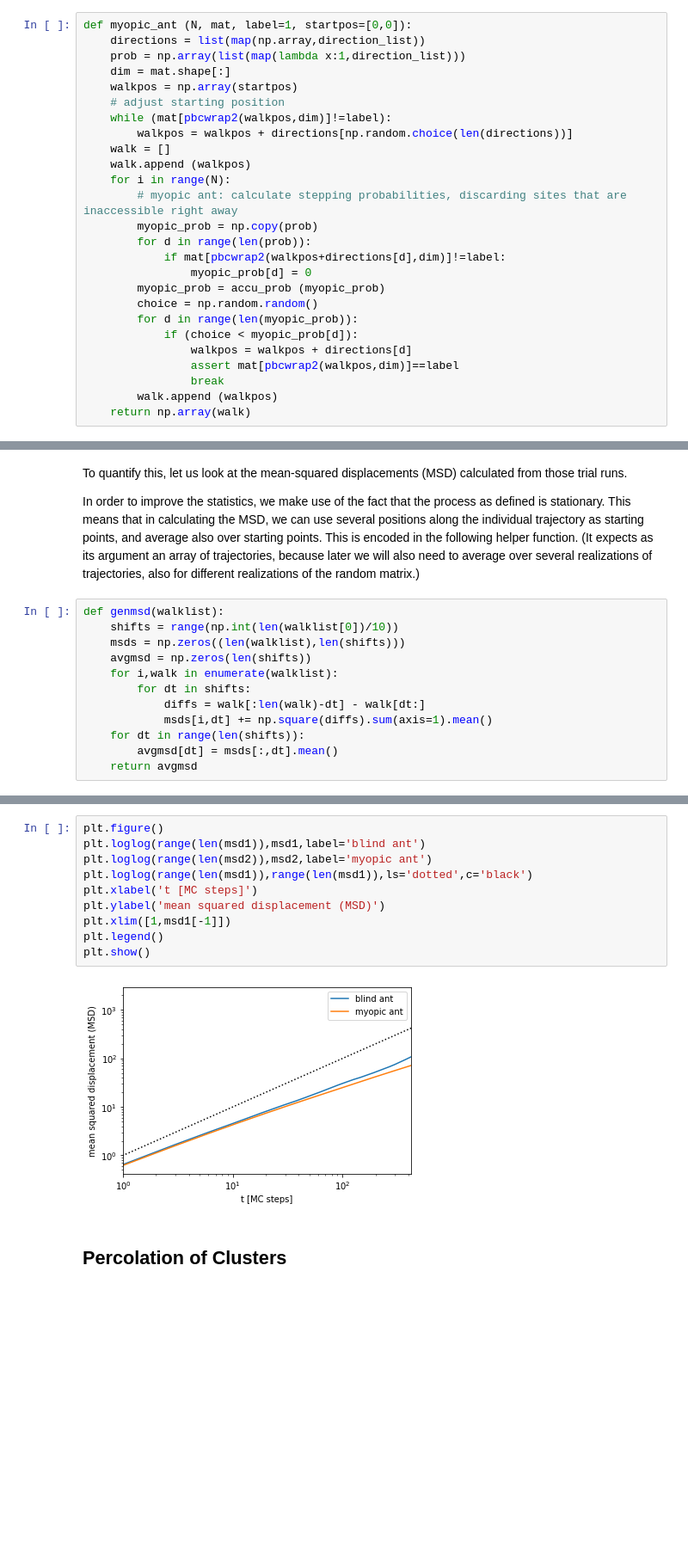
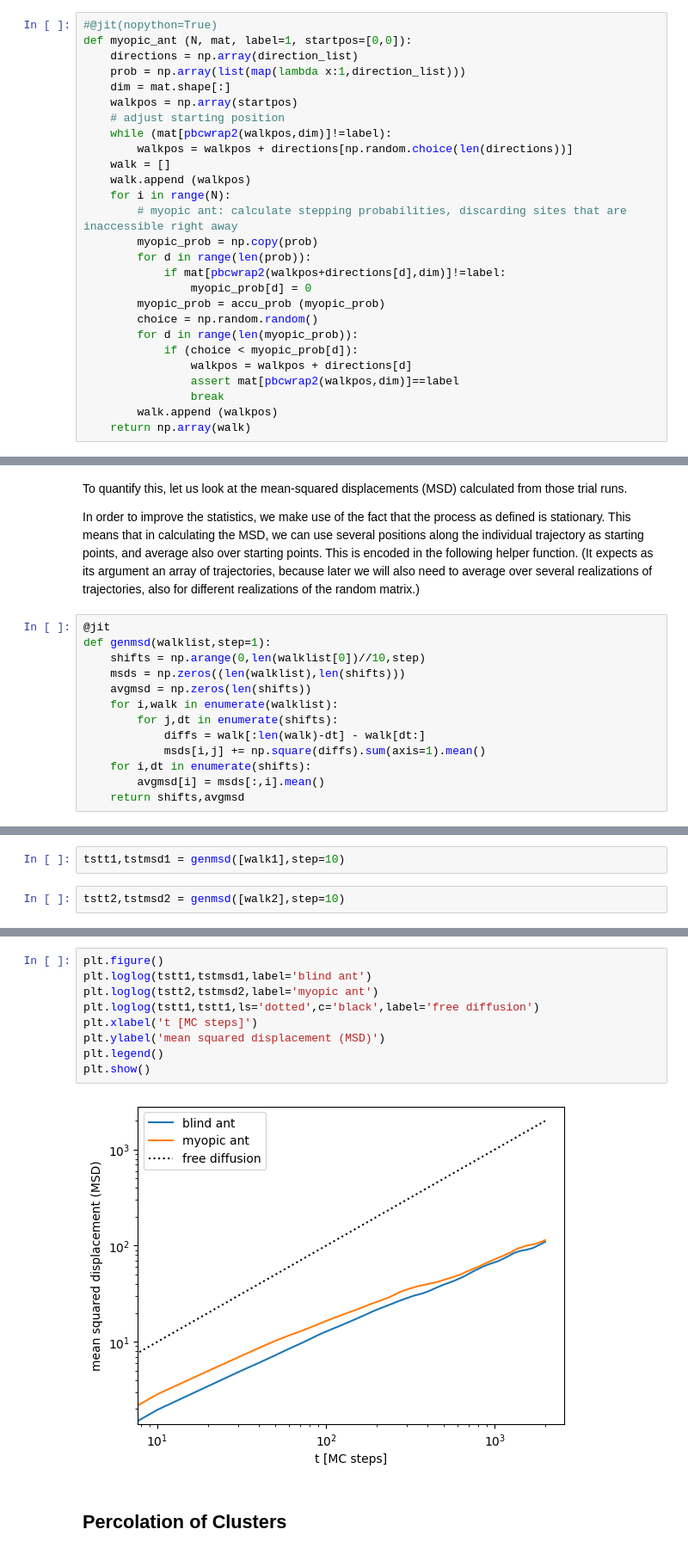
Before and after one commit to thvoigtmann/stochastic-processes, a Jupyter notebook: percolation.ipynb, the cells around one changed output, grey strips where cells are left out. Shown at 86% size. Drawn from its saved outputs; the diff is of its cells as text; blank space fills up the shorter version.

```diff
--- a/percolation.ipynb
+++ b/percolation.ipynb
@@ -109,8 +120,9 @@ def blind_ant (N, mat, label=1, startpos=[0,0]):
 # %% [markdown]
 The "myopic ant" first looks at all the neighboring sites and assigns zero probability to the sites that are inaccessible. This way, the walker always moves.
 # %%
+#@jit(nopython=True)
 def myopic_ant (N, mat, label=1, startpos=[0,0]):
-    directions = list(map(np.array,direction_list))
+    directions = np.array(direction_list)
     prob = np.array(list(map(lambda x:1,direction_list)))
     dim = mat.shape[:]
     walkpos = np.array(startpos)
@@ -157,14 +169,15 @@ To quantify this, let us look at the mean-squared displacements (MSD) calculated
 
 In order to improve the statistics, we make use of the fact that the process as defined is stationary. This means that in calculating the MSD, we can use several positions along the individual trajectory as starting points, and average also over starting points. This is encoded in the following helper function. (It expects as its argument an array of trajectories, because later we will also need to average over several realizations of trajectories, also for different realizations of the random matrix.)
 # %%
-def genmsd(walklist):
-    shifts = range(np.int(len(walklist[0])/10))
+@jit
+def genmsd(walklist,step=1):
+    shifts = np.arange(0,len(walklist[0])//10,step)
     msds = np.zeros((len(walklist),len(shifts)))
     avgmsd = np.zeros(len(shifts))
     for i,walk in enumerate(walklist):
-        for dt in shifts:
+        for j,dt in enumerate(shifts):
             diffs = walk[:len(walk)-dt] - walk[dt:]
-            msds[i,dt] += np.square(diffs).sum(axis=1).mean()
-    for dt in range(len(shifts)):
-        avgmsd[dt] = msds[:,dt].mean()
-    return avgmsd
+            msds[i,j] += np.square(diffs).sum(axis=1).mean()
+    for i,dt in enumerate(shifts):
+        avgmsd[i] = msds[:,i].mean()
+    return shifts,avgmsd
@@ -175 +184,5 @@ msd2 = genmsd([walk2])
+# %%
+tstt1,tstmsd1 = genmsd([walk1],step=10)
+# %%
+tstt2,tstmsd2 = genmsd([walk2],step=10)
 # %% [markdown]
@@ -177,15 +190,14 @@ Here we compare the two MSD with the expectation from ordinary diffusion (black
 # %%
 plt.figure()
-plt.loglog(range(len(msd1)),msd1,label='blind ant')
-plt.loglog(range(len(msd2)),msd2,label='myopic ant')
-plt.loglog(range(len(msd1)),range(len(msd1)),ls='dotted',c='black')
+plt.loglog(tstt1,tstmsd1,label='blind ant')
+plt.loglog(tstt2,tstmsd2,label='myopic ant')
+plt.loglog(tstt1,tstt1,ls='dotted',c='black',label='free diffusion')
 plt.xlabel('t [MC steps]')
 plt.ylabel('mean squared displacement (MSD)')
-plt.xlim([1,msd1[-1]])
 plt.legend()
 plt.show()
 # %% [output]
-[figure, old version]
+[figure, new version]
 # %% [markdown]
 ## Percolation of Clusters
 # %% [markdown]
```
Also changed, not shown: parts of 26 cells of this notebook.
